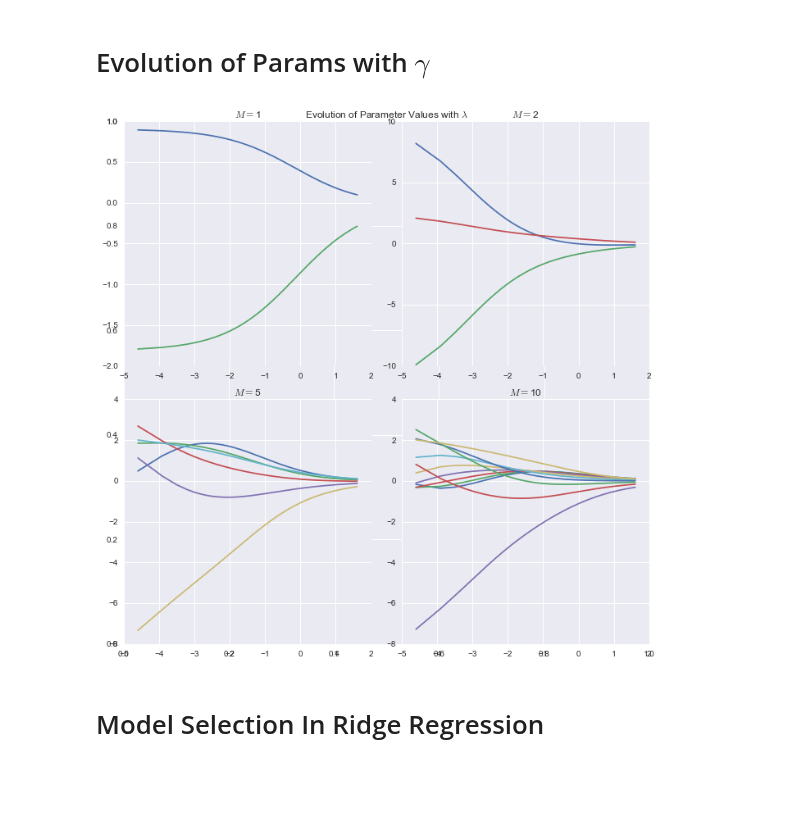
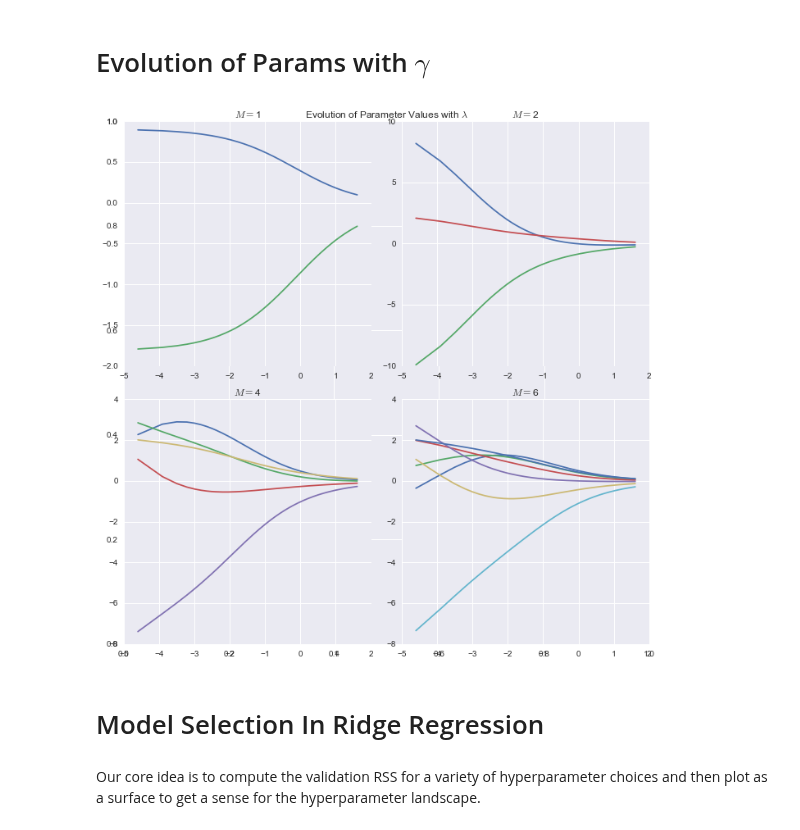
Before and after one commit to PhilChodrow/6.867_hwk1, a Jupyter notebook: P2.ipynb, the cells around one changed output. Saved outputs shown, nothing was run; the diff lists cells and outputs as text; code cells hidden in the pictures; blank space fills up the shorter version.

```diff
--- a/P2.ipynb
+++ b/P2.ipynb
@@ -34,22 +34,24 @@ plt.scatter(X, Y)
 # %%
 fig = plt.figure(figsize=(10, 10))
 plt.title('Evolution of Parameter Values with $\lambda$')
 
-Ms = [1, 2, 5, 10]
+Ms = [1, 2, 4, 6]
 for j in [1,2,3,4]:
     ax = fig.add_subplot(2,2,j)
     M = Ms[j-1]
     phi = polynomial_basis(X, M)
     step = .01
     gammas = np.arange(step, 5, step)
     params = np.zeros((len(gammas), phi.shape[1]))
     for i in range(len(gammas)):
         r.train(phi, Y, gamma = gammas[i])
         params[i] = r.beta
     ax.plot(np.log(gammas), params) # needs labels, some aesthetics
     ax.set_title(r'$M = $' + str(M))
 plt.tight_layout()
 # %% [output]
-[figure, old version]
+[figure, new version]
 # %% [markdown]
 # Model Selection In Ridge Regression
+# %% [markdown]
+Our core idea is to compute the validation RSS for a variety of hyperparameter choices and then plot as a surface to get a sense for the hyperparameter landscape.
```
Also changed, not shown: parts of 4 cells of this notebook, 1 other file.
